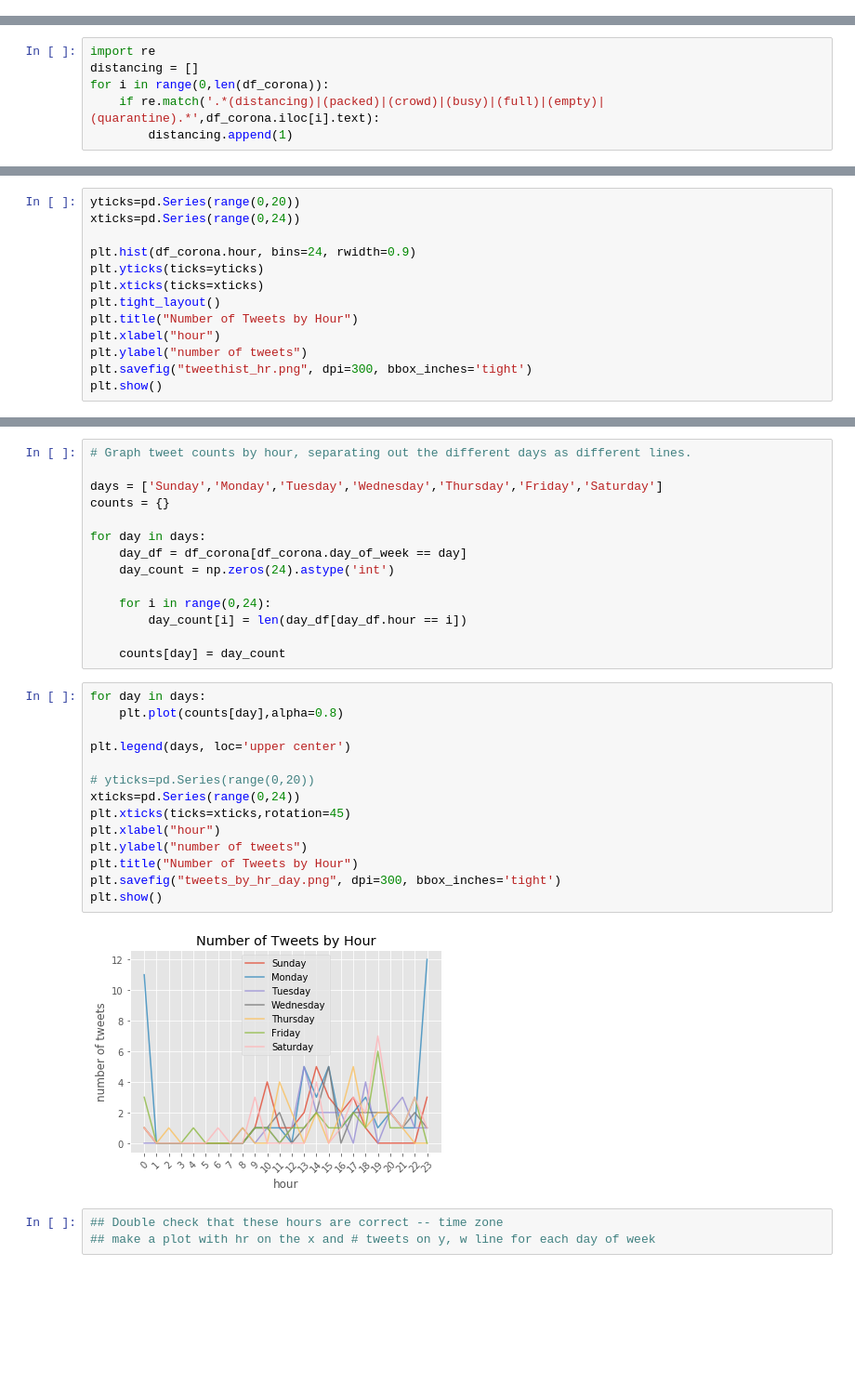
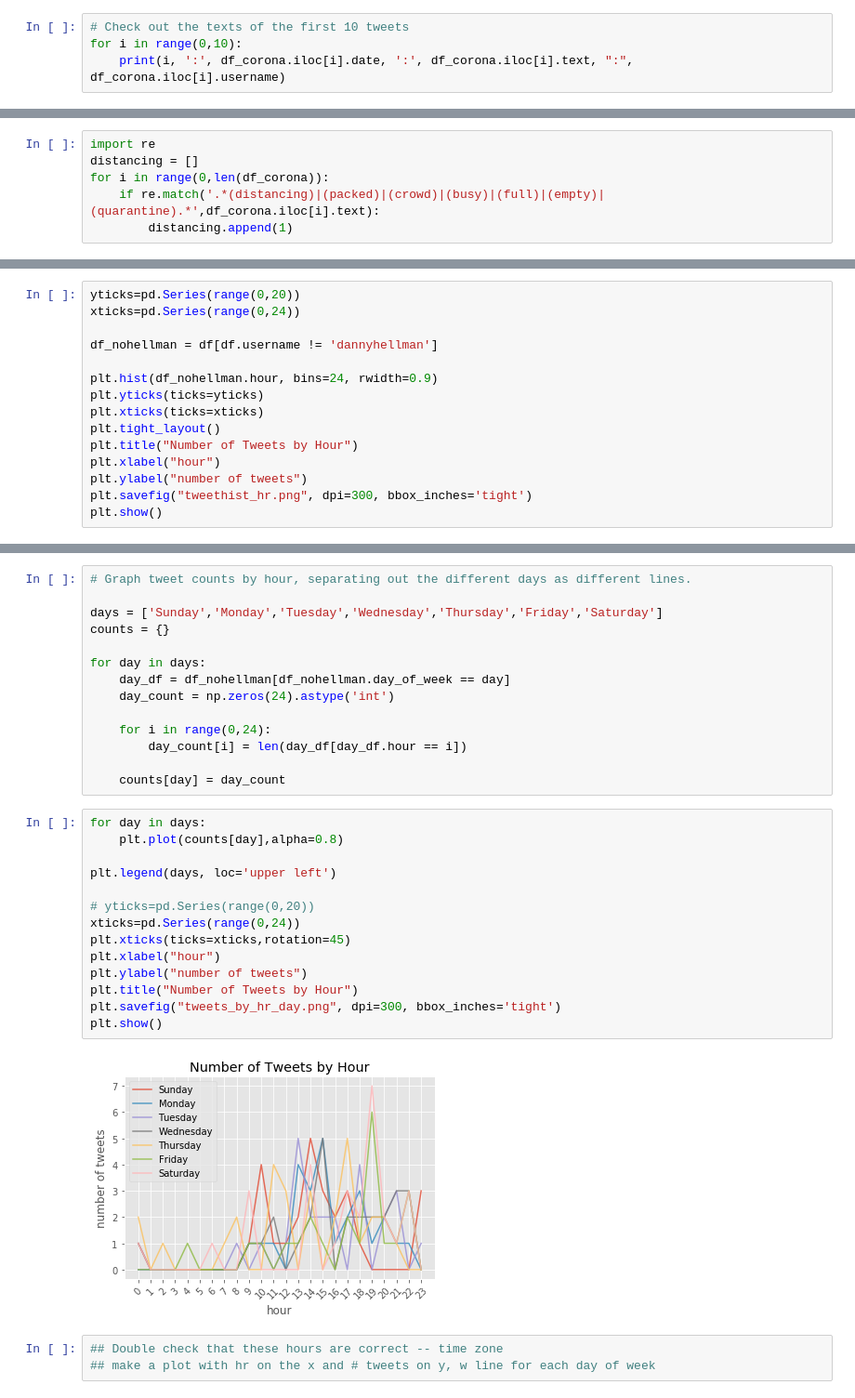
Before and after one commit to four-insightfellows-corona-project/tweets_obtaining_preprocessing, a Jupyter notebook: EDA.ipynb, the cells around one changed output, grey strips where cells are left out. Shown at 93% size. Saved outputs shown, nothing was run; the diff lists cells and outputs as text; blank space fills up the shorter version.

```diff
--- a/EDA.ipynb
+++ b/EDA.ipynb
@@ -72,3 +72,7 @@ len(df[df.date >= crisis_startdate])
 df_corona = df[df.date >= crisis_startdate]
 # %%
 df_corona.to_pickle("./df_corona.pkl")
+# %%
+# Check out the texts of the first 10 tweets
+for i in range(0,10):
+    print(i, ':', df_corona.iloc[i].date, ':', df_corona.iloc[i].text, ":", df_corona.iloc[i].username)
@@ -100,7 +120,9 @@ So far, there have been 16 tweets related to the crowding level in Prospect Park
 yticks=pd.Series(range(0,20))
 xticks=pd.Series(range(0,24))
 
-plt.hist(df_corona.hour, bins=24, rwidth=0.9)
+df_nohellman = df[df.username != 'dannyhellman']
+
+plt.hist(df_nohellman.hour, bins=24, rwidth=0.9)
 plt.yticks(ticks=yticks)
 plt.xticks(ticks=xticks)
 plt.tight_layout()
@@ -118,7 +140,7 @@ days = ['Sunday','Monday','Tuesday','Wednesday','Thursday','Friday','Saturday']
 counts = {}
 
 for day in days:
-    day_df = df_corona[df_corona.day_of_week == day]
+    day_df = df_nohellman[df_nohellman.day_of_week == day]
     day_count = np.zeros(24).astype('int')
 
     for i in range(0,24):
@@ -128,19 +150,19 @@ for day in days:
 # %%
 for day in days:
     plt.plot(counts[day],alpha=0.8)
 
-plt.legend(days, loc='upper center')
+plt.legend(days, loc='upper left')
 
 # yticks=pd.Series(range(0,20))
 xticks=pd.Series(range(0,24))
 plt.xticks(ticks=xticks,rotation=45)
 plt.xlabel("hour")
 plt.ylabel("number of tweets")
 plt.title("Number of Tweets by Hour")
 plt.savefig("tweets_by_hr_day.png", dpi=300, bbox_inches='tight')
 plt.show()
 # %% [output]
-[figure, old version]
+[figure, new version]
 # %%
 ## Double check that these hours are correct -- time zone
 ## make a plot with hr on the x and # tweets on y, w line for each day of week
```
Also changed, not shown: parts of 8 cells of this notebook, 10 other files.
